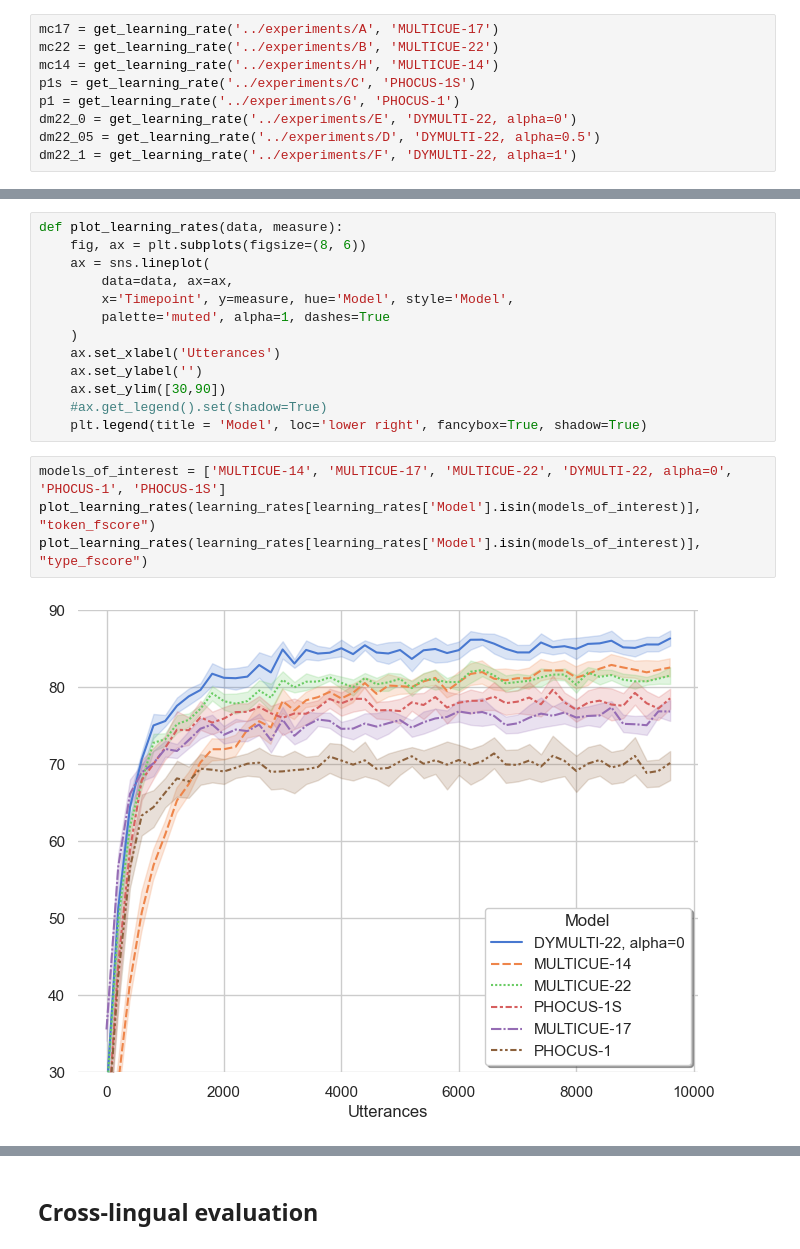
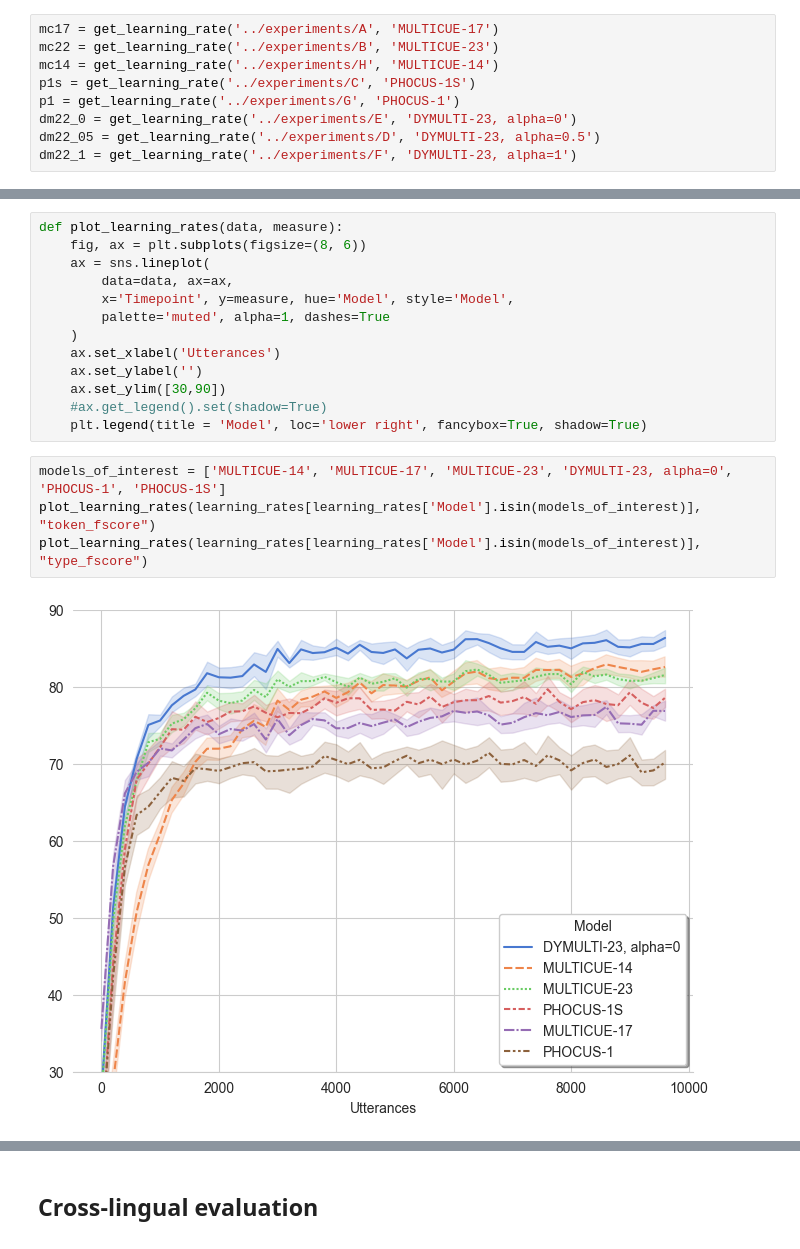
Before and after one commit to codebyzeb/DYMULTI-23, a Jupyter notebook: analysis/graphs.ipynb, the cells around one changed output, grey strips where cells are left out. Drawn from its saved outputs; the diff is of its cells as text.

```diff
--- a/analysis/graphs.ipynb
+++ b/analysis/graphs.ipynb
@@ -369,13 +369,13 @@ def get_learning_rate(foldername, model_name, interval=200):
     return pd.concat(frames).assign(Model=model_name)
 # %%
 mc17 = get_learning_rate('../experiments/A', 'MULTICUE-17')
-mc22 = get_learning_rate('../experiments/B', 'MULTICUE-22')
+mc22 = get_learning_rate('../experiments/B', 'MULTICUE-23')
 mc14 = get_learning_rate('../experiments/H', 'MULTICUE-14')
 p1s = get_learning_rate('../experiments/C', 'PHOCUS-1S')
 p1 = get_learning_rate('../experiments/G', 'PHOCUS-1')
-dm22_0 = get_learning_rate('../experiments/E', 'DYMULTI-22, alpha=0')
-dm22_05 = get_learning_rate('../experiments/D', 'DYMULTI-22, alpha=0.5')
-dm22_1 = get_learning_rate('../experiments/F', 'DYMULTI-22, alpha=1')
+dm22_0 = get_learning_rate('../experiments/E', 'DYMULTI-23, alpha=0')
+dm22_05 = get_learning_rate('../experiments/D', 'DYMULTI-23, alpha=0.5')
+dm22_1 = get_learning_rate('../experiments/F', 'DYMULTI-23, alpha=1')
 # %%
 learning_rates = pd.concat([dm22_0, mc14, mc22, dm22_05, dm22_1, mc22, p1s, mc17, p1])
 # %%
@@ -392,8 +392,8 @@ def plot_learning_rates(data, measure):
     #ax.get_legend().set(shadow=True)
     plt.legend(title = 'Model', loc='lower right', fancybox=True, shadow=True)
 # %%
-models_of_interest = ['MULTICUE-14', 'MULTICUE-17', 'MULTICUE-22', 'DYMULTI-22, alpha=0', 'PHOCUS-1', 'PHOCUS-1S']
+models_of_interest = ['MULTICUE-14', 'MULTICUE-17', 'MULTICUE-23', 'DYMULTI-23, alpha=0', 'PHOCUS-1', 'PHOCUS-1S']
 plot_learning_rates(learning_rates[learning_rates['Model'].isin(models_of_interest)], "token_fscore")
 plot_learning_rates(learning_rates[learning_rates['Model'].isin(models_of_interest)], "type_fscore")
 # %% [output]
-[figure, old version]
+[figure, new version]
```
Also changed, not shown: parts of 31 cells of this notebook, 31 other files.
